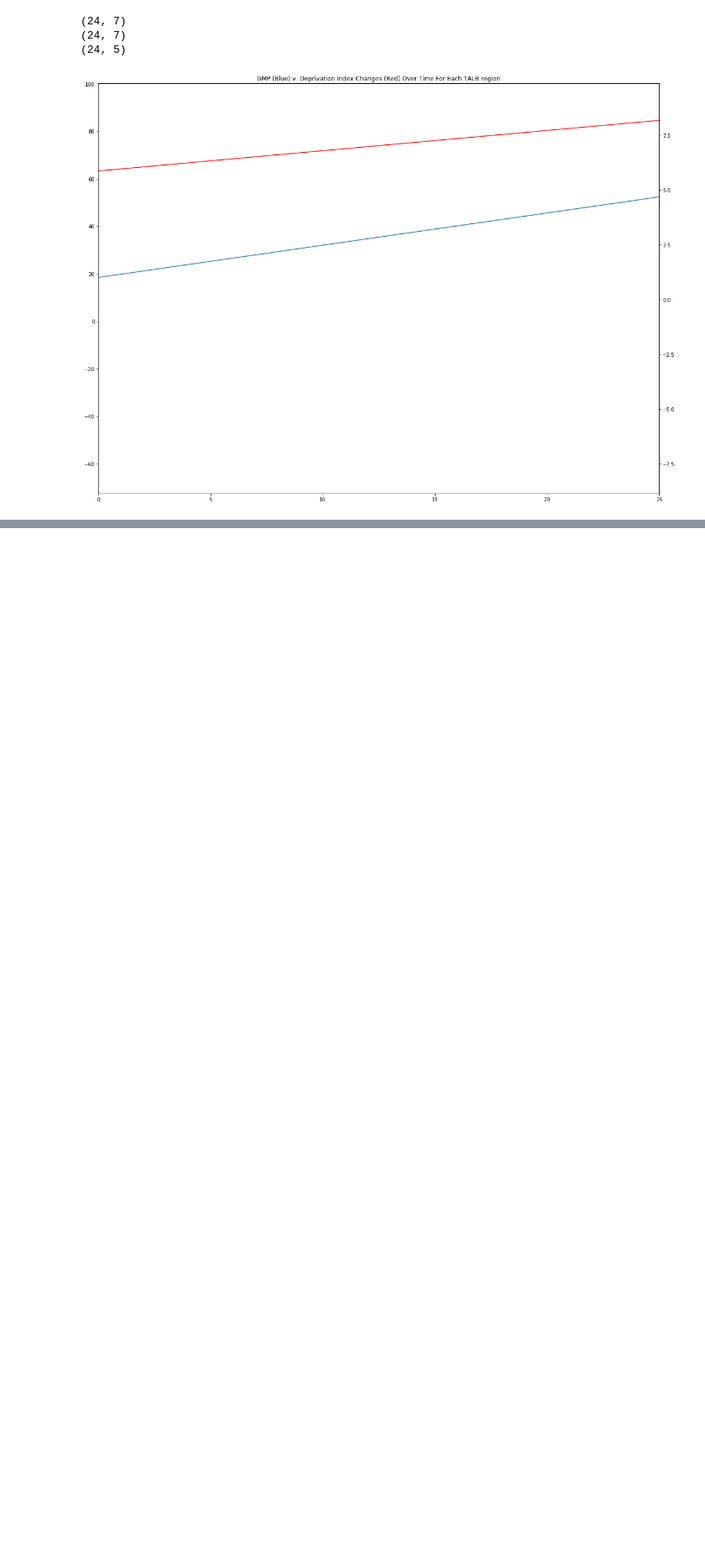
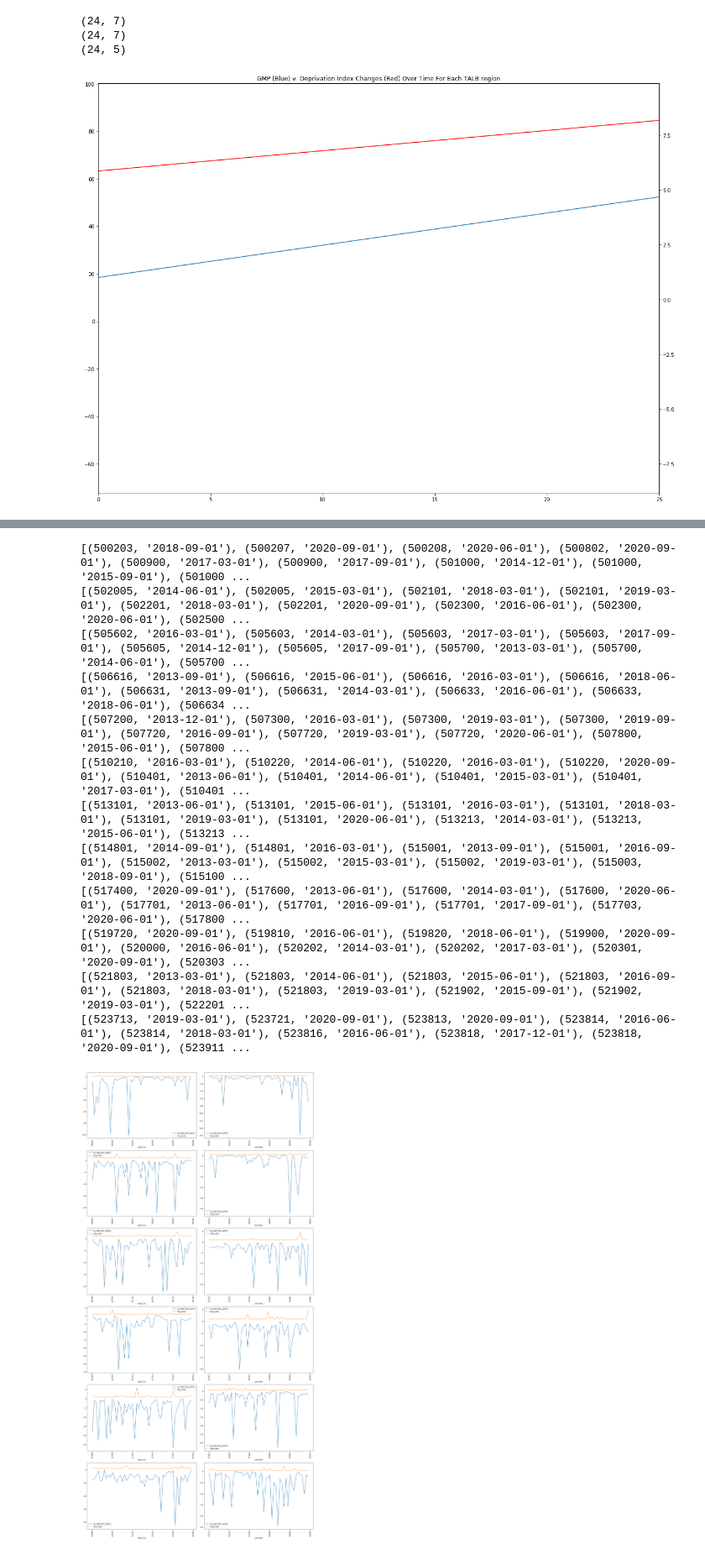
Before and after one commit to keri/DotLovesData, a Jupyter notebook: notebooks/data_exploration_AND_clean_data.ipynb, the cells around one changed output, grey strips where cells are left out. Shown at 84% size. Cells and saved outputs as stored; diff of their text form; code cells hidden in the pictures; blank space fills up the shorter version.

Commit message:
worked on visuals for changes in GMP and DI over time

```diff
--- a/notebooks/data_exploration_AND_clean_data.ipynb
+++ b/notebooks/data_exploration_AND_clean_data.ipynb
@@ -459,0 +471,5 @@ plt.savefig('/Users/keri/git/DotLovesData/visuals/GMPvDIOverTimePerTALB.png')
+# %%
+#get the difference between the rows
+communityDiff = communityNonNull[['AU_GMP_PER_CAPITA','Dep_Index']].diff()
+communityDiff['Date'] = communityNonNull['Date']
+communityDiff['code'] = communityNonNull['AU2017_code']
@@ -459,0 +485,5 @@ plt.savefig('/Users/keri/git/DotLovesData/visuals/GMPvDIOverTimePerTALB.png')
+# %%
+posDIDiff = communityDiff[communityDiff['Dep_Index'] > 0]
+posDINegGMP = posDIDiff[posDIDiff['AU_GMP_PER_CAPITA'] < 0]
+print(posDINegGMP.shape)
+posDINegGMP.head()
@@ -459,0 +537,2 @@ plt.savefig('/Users/keri/git/DotLovesData/visuals/GMPvDIOverTimePerTALB.png')
+# %%
+groupedPosIDNegGMP = posDINegGMP.groupby(by=['code','Date']).mean()
@@ -459,0 +550,27 @@ plt.savefig('/Users/keri/git/DotLovesData/visuals/GMPvDIOverTimePerTALB.png')
+# %%
+fig,axes = plt.subplots(6,2,figsize=(20,40))
+i = 0
+for row in axes:
+    for col in row:
+        plotDf = groupedPosIDNegGMP[i*50:50*(i+1)]
+        plotDf.plot(ax=col)
+        print([label for label in plotDf.index])
+        col.set_xticklabels([label[0] for label in plotDf.index], rotation=90)
+        i += 1
+fig. tight_layout()
+#fig.suptitle('Areas Showing Postive Growth in Deprivation Index AND Negative Growth GMP Over Time',fontsize=14)
+plt.savefig('/Users/keri/git/DotLovesData/visuals/PositiveDINegativeGMPOverTime.png', papertype='executive')
+# %% [output]
+[(500203, '2018-09-01'), (500207, '2020-09-01'), (500208, '2020-06-01'), (500802, '2020-09-01'), (500900, '2017-03-01'), (500900, '2017-09-01'), (501000, '2014-12-01'), (501000, '2015-09-01'), (501000 ...
+[(502005, '2014-06-01'), (502005, '2015-03-01'), (502101, '2018-03-01'), (502101, '2019-03-01'), (502201, '2018-03-01'), (502201, '2020-09-01'), (502300, '2016-06-01'), (502300, '2020-06-01'), (502500 ...
+[(505602, '2016-03-01'), (505603, '2014-03-01'), (505603, '2017-03-01'), (505603, '2017-09-01'), (505605, '2014-12-01'), (505605, '2017-09-01'), (505700, '2013-03-01'), (505700, '2014-06-01'), (505700 ...
+[(506616, '2013-09-01'), (506616, '2015-06-01'), (506616, '2016-03-01'), (506616, '2018-06-01'), (506631, '2013-09-01'), (506631, '2014-03-01'), (506633, '2016-06-01'), (506633, '2018-06-01'), (506634 ...
+[(507200, '2013-12-01'), (507300, '2016-03-01'), (507300, '2019-03-01'), (507300, '2019-09-01'), (507720, '2016-09-01'), (507720, '2019-03-01'), (507720, '2020-06-01'), (507800, '2015-06-01'), (507800 ...
+[(510210, '2016-03-01'), (510220, '2014-06-01'), (510220, '2016-03-01'), (510220, '2020-09-01'), (510401, '2013-06-01'), (510401, '2014-06-01'), (510401, '2015-03-01'), (510401, '2017-03-01'), (510401 ...
+[(513101, '2013-06-01'), (513101, '2015-06-01'), (513101, '2016-03-01'), (513101, '2018-03-01'), (513101, '2019-03-01'), (513101, '2020-06-01'), (513213, '2014-03-01'), (513213, '2015-06-01'), (513213 ...
+[(514801, '2014-09-01'), (514801, '2016-03-01'), (515001, '2013-09-01'), (515001, '2016-09-01'), (515002, '2013-03-01'), (515002, '2015-03-01'), (515002, '2019-03-01'), (515003, '2018-09-01'), (515100 ...
+[(517400, '2020-09-01'), (517600, '2013-06-01'), (517600, '2014-03-01'), (517600, '2020-06-01'), (517701, '2013-06-01'), (517701, '2016-09-01'), (517701, '2017-09-01'), (517703, '2020-06-01'), (517800 ...
+[(519720, '2020-09-01'), (519810, '2016-06-01'), (519820, '2018-06-01'), (519900, '2020-09-01'), (520000, '2016-06-01'), (520202, '2014-03-01'), (520202, '2017-03-01'), (520301, '2020-09-01'), (520303 ...
+[(521803, '2013-03-01'), (521803, '2014-06-01'), (521803, '2015-06-01'), (521803, '2016-09-01'), (521803, '2018-03-01'), (521803, '2019-03-01'), (521902, '2015-09-01'), (521902, '2019-03-01'), (522201 ...
+[(523713, '2019-03-01'), (523721, '2020-09-01'), (523813, '2020-09-01'), (523814, '2016-06-01'), (523814, '2018-03-01'), (523816, '2016-06-01'), (523818, '2017-12-01'), (523818, '2020-09-01'), (523911 ...
+[figure, added]
```
Also changed, not shown: parts of 17 cells of this notebook, 2 other files.
